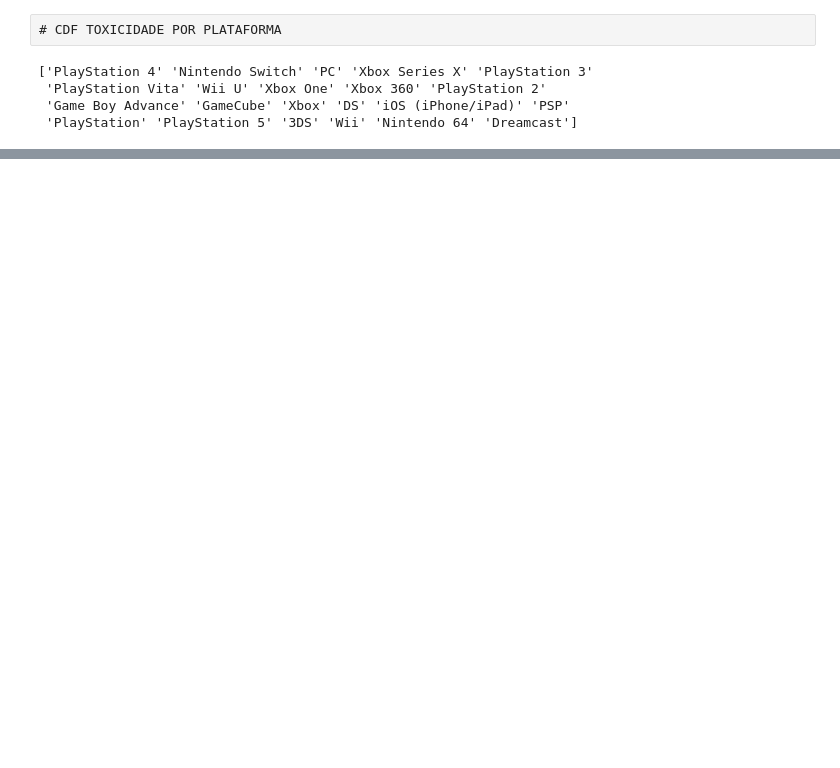
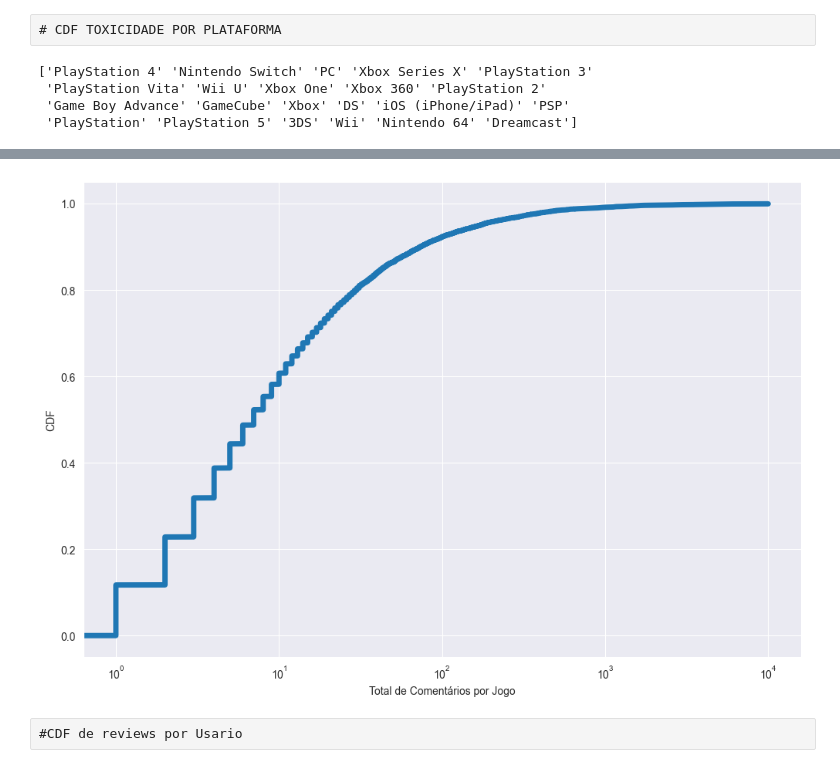
Before and after one commit to marcusguerra/Metacritic-Review-Bomb, a Jupyter notebook: Jogos.ipynb, the cells around one changed output, grey strips where cells are left out. Saved outputs shown, nothing was run; the diff lists cells and outputs as text; code cells hidden in the pictures; blank space fills up the shorter version.

```diff
--- a/Jogos.ipynb
+++ b/Jogos.ipynb
@@ -129,0 +199,19 @@ plt.show()
+# %%
+dfJogos_sorted = dfJogos.sort_values(by='totalComments')
+
+# Calcular a CDF
+n = len(dfJogos_sorted)
+cdf = np.arange(1, n + 1) / n
+
+# Plotar a CDF
+plt.figure(figsize=(12, 8))
+plt.plot(dfJogos_sorted['totalComments'], cdf, linewidth=5, linestyle='-')
+plt.xscale('log')  # Define o eixo X em escala logarítmica
+plt.xlabel('Total de Comentários por Jogo')
+plt.ylabel('CDF')
+plt.grid(True)
+plt.show()
+# %% [output]
+[figure, added]
+# %% [raw]
+#CDF de reviews por Usario
```
Also changed, not shown: parts of 14 cells of this notebook.
